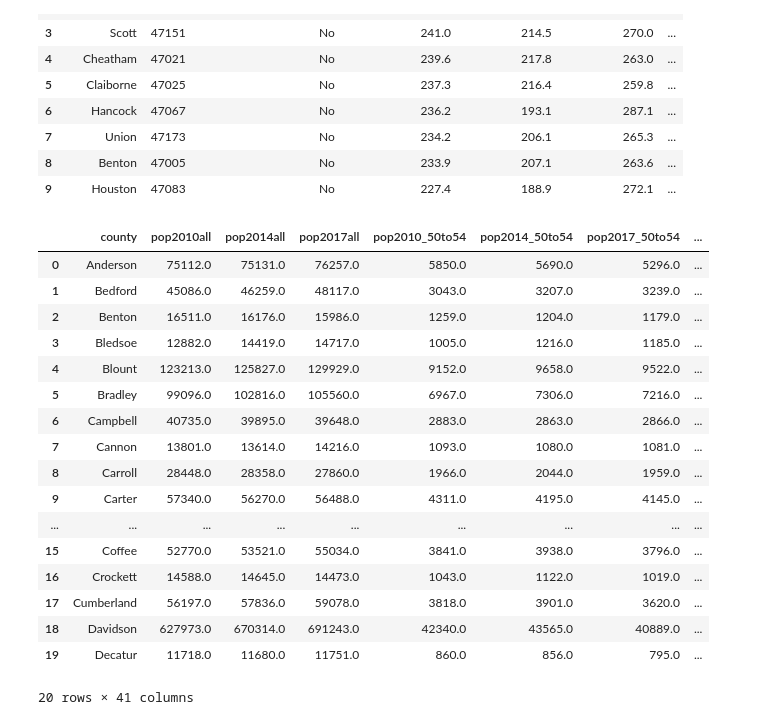
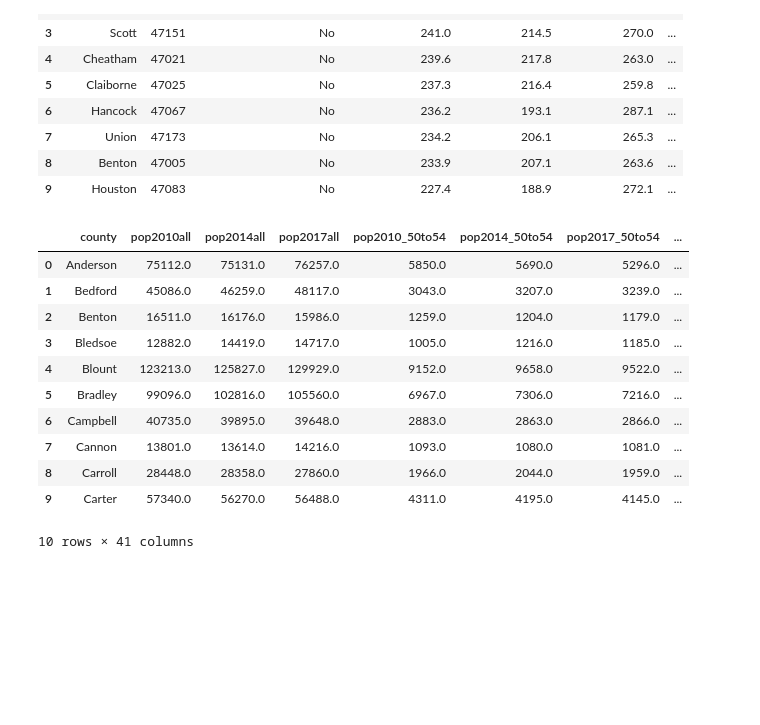
Before and after one commit to AriannaRigon/vanderbilt-aspire-data-essentials, a Jupyter notebook: ClassNotebook.ipynb, the cells around one changed output. Cells and saved outputs as stored; diff of their text form; code cells hidden in the pictures; blank space fills up the shorter version.

```diff
--- a/ClassNotebook.ipynb
+++ b/ClassNotebook.ipynb
@@ -383,23 +383,17 @@ pop_and_cancer =pd.merge(pop_df, cancer_df, on='county', how='outer')
 # %%
 pop_and_cancer.shape
-pop_and_cancer.head(20)
+pop_and_cancer.head(10)
 # %% [output]
 |  | county | pop2010all | pop2014all | pop2017all | pop2010_50to54 | pop2014_50to54 | pop2017_50to54 | ... |
 | 0 | Anderson | 75112.0 | 75131.0 | 76257.0 | 5850.0 | 5690.0 | 5296.0 | ... |
 | 1 | Bedford | 45086.0 | 46259.0 | 48117.0 | 3043.0 | 3207.0 | 3239.0 | ... |
 | 2 | Benton | 16511.0 | 16176.0 | 15986.0 | 1259.0 | 1204.0 | 1179.0 | ... |
 | 3 | Bledsoe | 12882.0 | 14419.0 | 14717.0 | 1005.0 | 1216.0 | 1185.0 | ... |
 | 4 | Blount | 123213.0 | 125827.0 | 129929.0 | 9152.0 | 9658.0 | 9522.0 | ... |
 | 5 | Bradley | 99096.0 | 102816.0 | 105560.0 | 6967.0 | 7306.0 | 7216.0 | ... |
 | 6 | Campbell | 40735.0 | 39895.0 | 39648.0 | 2883.0 | 2863.0 | 2866.0 | ... |
 | 7 | Cannon | 13801.0 | 13614.0 | 14216.0 | 1093.0 | 1080.0 | 1081.0 | ... |
 | 8 | Carroll | 28448.0 | 28358.0 | 27860.0 | 1966.0 | 2044.0 | 1959.0 | ... |
 | 9 | Carter | 57340.0 | 56270.0 | 56488.0 | 4311.0 | 4195.0 | 4145.0 | ... |
-| ... | ... | ... | ... | ... | ... | ... | ... | ... |
-| 15 | Coffee | 52770.0 | 53521.0 | 55034.0 | 3841.0 | 3938.0 | 3796.0 | ... |
-| 16 | Crockett | 14588.0 | 14645.0 | 14473.0 | 1043.0 | 1122.0 | 1019.0 | ... |
-| 17 | Cumberland | 56197.0 | 57836.0 | 59078.0 | 3818.0 | 3901.0 | 3620.0 | ... |
-| 18 | Davidson | 627973.0 | 670314.0 | 691243.0 | 42340.0 | 43565.0 | 40889.0 | ... |
-| 19 | Decatur | 11718.0 | 11680.0 | 11751.0 | 860.0 | 856.0 | 795.0 | ... |
-20 rows × 41 columns
+10 rows × 41 columns
 # %%
```
Also changed, not shown: parts of 49 cells of this notebook.
